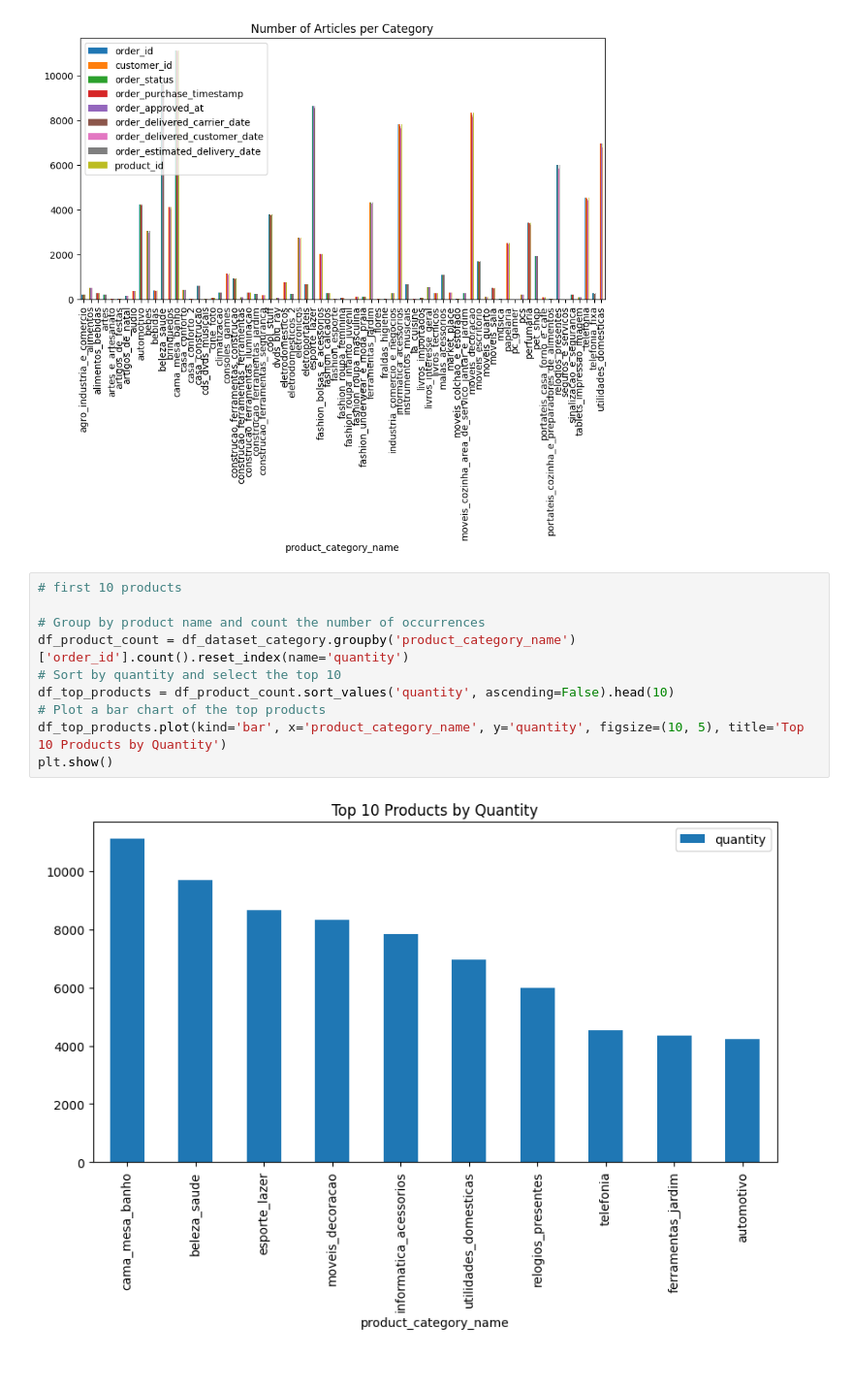
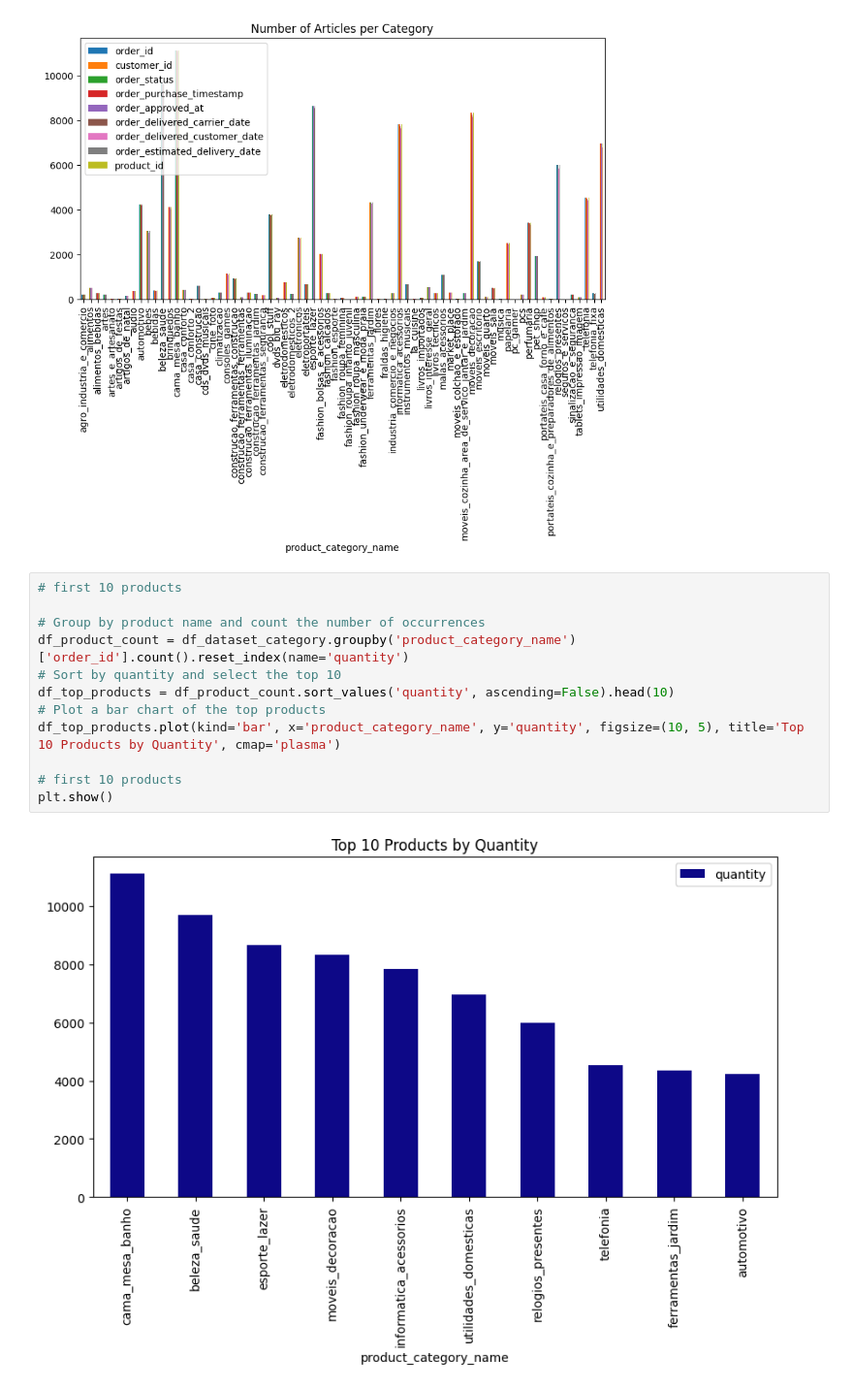
Before and after one commit to ijarpa/Data_Proyects, a Jupyter notebook: Data_challenge_data_fans/EDA_data_challenge.ipynb, the cells around one changed output. Shown: that part at 97% size. Drawn from its saved outputs; the diff is of its cells as text.

```diff
--- a/Data_challenge_data_fans/EDA_data_challenge.ipynb
+++ b/Data_challenge_data_fans/EDA_data_challenge.ipynb
@@ -162,12 +162,14 @@ plt.show()
 # %%
 # first 10 products
 
 # Group by product name and count the number of occurrences
 df_product_count = df_dataset_category.groupby('product_category_name')['order_id'].count().reset_index(name='quantity')
 # Sort by quantity and select the top 10
 df_top_products = df_product_count.sort_values('quantity', ascending=False).head(10)
 # Plot a bar chart of the top products
-df_top_products.plot(kind='bar', x='product_category_name', y='quantity', figsize=(10, 5), title='Top 10 Products by Quantity')
+df_top_products.plot(kind='bar', x='product_category_name', y='quantity', figsize=(10, 5), title='Top 10 Products by Quantity', cmap='plasma')
+
+# first 10 products
 plt.show()
 # %% [output]
-[figure, old version]
+[figure, new version]
```
Also changed, not shown: parts of 4 cells of this notebook, 1 other file.
